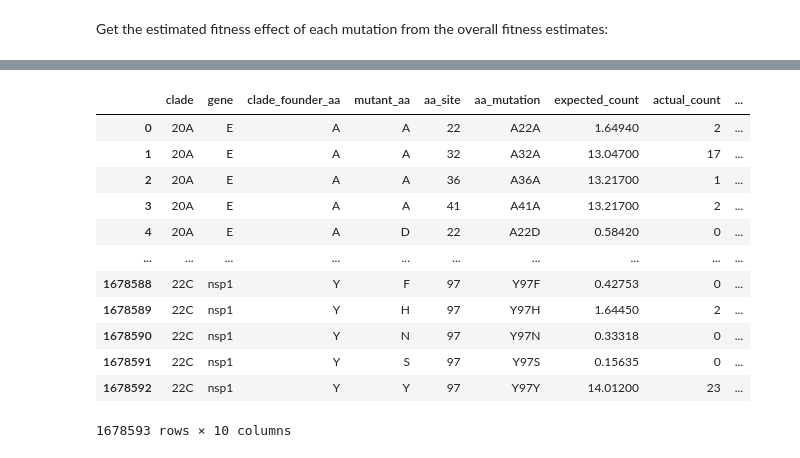
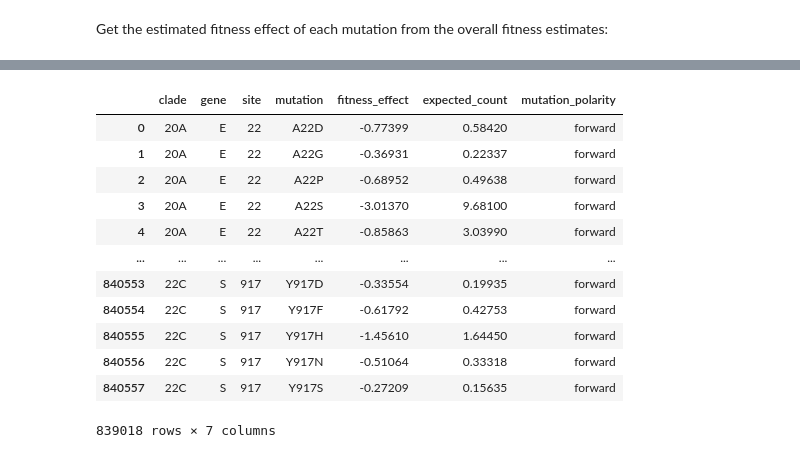
Before and after one commit to jbloomlab/SARS2-mut-fitness, a Jupyter notebook: notebooks/clade_fixed_muts.py.ipynb, the cells around one changed output, grey strips where cells are left out. Saved outputs shown, nothing was run; the diff lists cells and outputs as text; code cells hidden in the pictures.

Commit message:
add per-clade fitness estimates

```diff
--- a/notebooks/clade_fixed_muts.py.ipynb
+++ b/notebooks/clade_fixed_muts.py.ipynb
@@ -37,5 +39,5 @@ else:
 Read the input data:
 # %%
 aa_fitness = pd.read_csv(aa_fitness_csv).rename(columns={"aa_site": "site"})
-aamut_by_clade = pd.read_csv(aamut_by_clade_csv)
+aamut_by_clade = pd.read_csv(aamut_by_clade_csv).rename(columns={"aa_site": "site"})
 clade_founder_nts = pd.read_csv(clade_founder_nts_csv)
@@ -69,13 +79,15 @@ clade_founder_aas = (
     .drop_duplicates()
 )
 
-clade_founder_aas = clade_founder_aas.merge(
-    (
-        clade_founder_aas
-        .query("clade == @ref")
-        [["gene", "site", "codon", "amino_acid"]]
-        .rename(columns={"codon": "ref_codon", "amino_acid": "ref_amino_acid"})
-    ),
+ref_aas = (
+    clade_founder_aas
+    .query("clade == @ref")
+    [["gene", "site", "codon", "amino_acid"]]
+    .rename(columns={"codon": "ref_codon", "amino_acid": "ref_amino_acid"})
+)
+
+clade_founder_aas = clade_founder_aas.query("clade in @clades").merge(
+    ref_aas,
     on=["gene", "site"],
     validate="many_to_one",
 )
@@ -153,16 +204,47 @@ fitness_effects
 # %%
-aamut_by_clade
+fitness_effects_by_clade_tidy = (
+    aamut_by_clade
+    .query("mutant_aa != clade_founder_aa")
+    .merge(ref_aas, on=["gene", "site"], validate="many_to_one")
+    .query("(clade_founder_aa == ref_amino_acid) or (mutant_aa == ref_amino_acid)")
+    .assign(
+        mutation_polarity=lambda x: (x["clade_founder_aa"] == x["ref_amino_acid"]).map(
+            {True: "forward", False: "reverse"}
+        ),
+        mutation=lambda x: numpy.where(
+            x["mutation_polarity"] == "forward",
+            x["clade_founder_aa"] + x["site"].astype(str) + x["mutant_aa"],
+            x["mutant_aa"] + x["site"].astype(str) + x["clade_founder_aa"],
+        ),
+        fitness_effect=lambda x: numpy.where(
+            x["mutation_polarity"] == "forward",
+            x["delta_fitness"],
+            -x["delta_fitness"],
+        ),
+    )
+    [[
+        "clade",
+        "gene",
+        "site",
+        "mutation",
+        "fitness_effect",
+        "expected_count",
+        "mutation_polarity",
+    ]]
+)
+
+fitness_effects_by_clade_tidy
 # %% [output]
-|  | clade | gene | clade_founder_aa | mutant_aa | aa_site | aa_mutation | expected_count | actual_count | ... |
-| 0 | 20A | E | A | A | 22 | A22A | 1.64940 | 2 | ... |
-| 1 | 20A | E | A | A | 32 | A32A | 13.04700 | 17 | ... |
-| 2 | 20A | E | A | A | 36 | A36A | 13.21700 | 1 | ... |
-| 3 | 20A | E | A | A | 41 | A41A | 13.21700 | 2 | ... |
-| 4 | 20A | E | A | D | 22 | A22D | 0.58420 | 0 | ... |
-| ... | ... | ... | ... | ... | ... | ... | ... | ... | ... |
-| 1678588 | 22C | nsp1 | Y | F | 97 | Y97F | 0.42753 | 0 | ... |
-| 1678589 | 22C | nsp1 | Y | H | 97 | Y97H | 1.64450 | 2 | ... |
-| 1678590 | 22C | nsp1 | Y | N | 97 | Y97N | 0.33318 | 0 | ... |
-| 1678591 | 22C | nsp1 | Y | S | 97 | Y97S | 0.15635 | 0 | ... |
-| 1678592 | 22C | nsp1 | Y | Y | 97 | Y97Y | 14.01200 | 23 | ... |
+|  | clade | gene | site | mutation | fitness_effect | expected_count | mutation_polarity |
+| 0 | 20A | E | 22 | A22D | -0.77399 | 0.58420 | forward |
+| 1 | 20A | E | 22 | A22G | -0.36931 | 0.22337 | forward |
+| 2 | 20A | E | 22 | A22P | -0.68952 | 0.49638 | forward |
+| 3 | 20A | E | 22 | A22S | -3.01370 | 9.68100 | forward |
+| 4 | 20A | E | 22 | A22T | -0.85863 | 3.03990 | forward |
+| ... | ... | ... | ... | ... | ... | ... | ... |
+| 840553 | 22C | S | 917 | Y917D | -0.33554 | 0.19935 | forward |
+| 840554 | 22C | S | 917 | Y917F | -0.61792 | 0.42753 | forward |
+| 840555 | 22C | S | 917 | Y917H | -1.45610 | 1.64450 | forward |
+| 840556 | 22C | S | 917 | Y917N | -0.51064 | 0.33318 | forward |
+| 840557 | 22C | S | 917 | Y917S | -0.27209 | 0.15635 | forward |
-1678593 rows × 10 columns
+839018 rows × 7 columns
```
Also changed, not shown: parts of 12 cells of this notebook.
